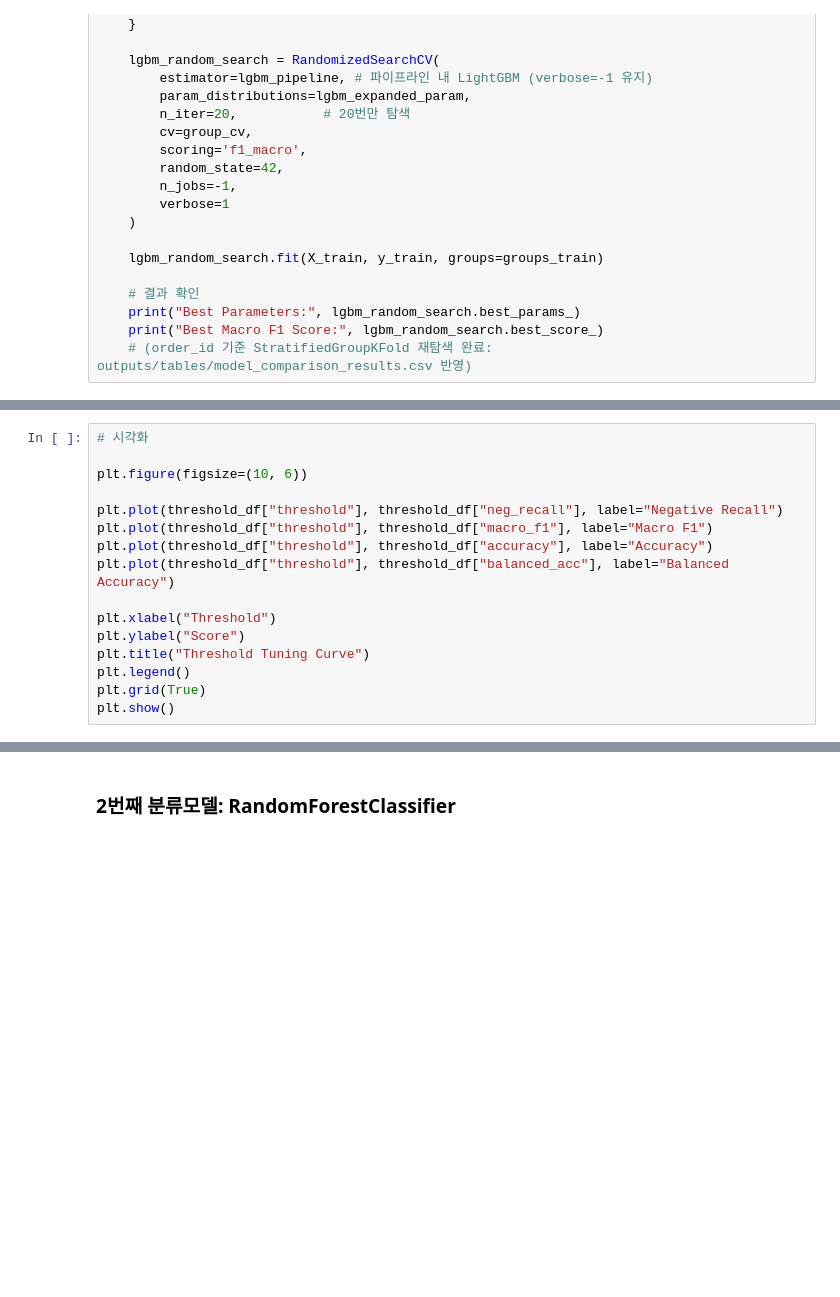
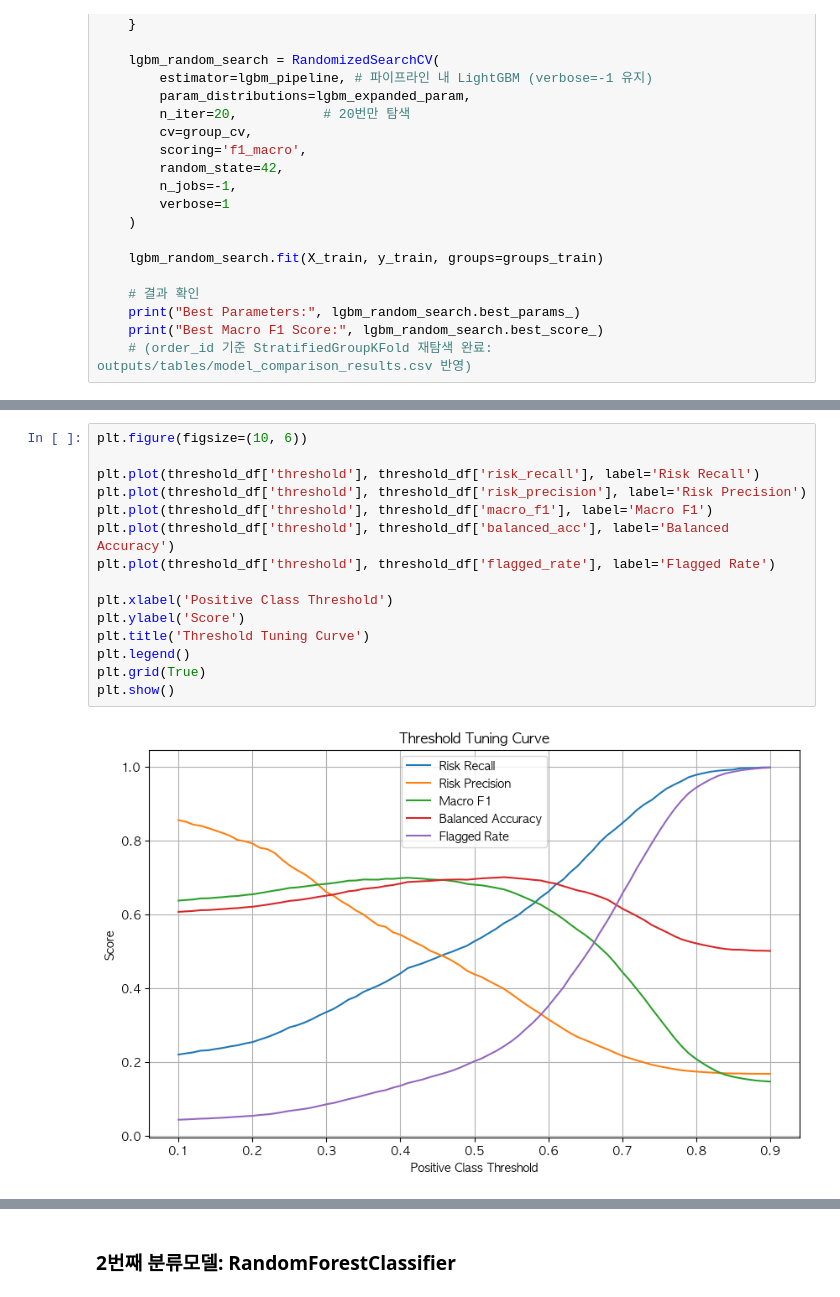
Before and after one commit to rladbstj56/olist_project, a Jupyter notebook: notebooks/03_ml_classifier.ipynb, the cells around one changed output, grey strips where cells are left out. Saved outputs shown, nothing was run; the diff lists cells and outputs as text; blank space fills up the shorter version.

Commit message:
refactor: tighten olist review risk labels

```diff
--- a/notebooks/03_ml_classifier.ipynb
+++ b/notebooks/03_ml_classifier.ipynb
@@ -372,19 +582,20 @@ for th in thresholds:
 
 threshold_df = pd.DataFrame(results)
 # %%
-# 시각화
-
 plt.figure(figsize=(10, 6))
 
-plt.plot(threshold_df["threshold"], threshold_df["neg_recall"], label="Negative Recall")
-plt.plot(threshold_df["threshold"], threshold_df["macro_f1"], label="Macro F1")
-plt.plot(threshold_df["threshold"], threshold_df["accuracy"], label="Accuracy")
-plt.plot(threshold_df["threshold"], threshold_df["balanced_acc"], label="Balanced Accuracy")
+plt.plot(threshold_df['threshold'], threshold_df['risk_recall'], label='Risk Recall')
+plt.plot(threshold_df['threshold'], threshold_df['risk_precision'], label='Risk Precision')
+plt.plot(threshold_df['threshold'], threshold_df['macro_f1'], label='Macro F1')
+plt.plot(threshold_df['threshold'], threshold_df['balanced_acc'], label='Balanced Accuracy')
+plt.plot(threshold_df['threshold'], threshold_df['flagged_rate'], label='Flagged Rate')
 
-plt.xlabel("Threshold")
-plt.ylabel("Score")
-plt.title("Threshold Tuning Curve")
+plt.xlabel('Positive Class Threshold')
+plt.ylabel('Score')
+plt.title('Threshold Tuning Curve')
 plt.legend()
 plt.grid(True)
 plt.show()
+# %% [output]
+[figure, added]
 # %%
```
Also changed, not shown: parts of 31 cells of this notebook, 9 other files.
